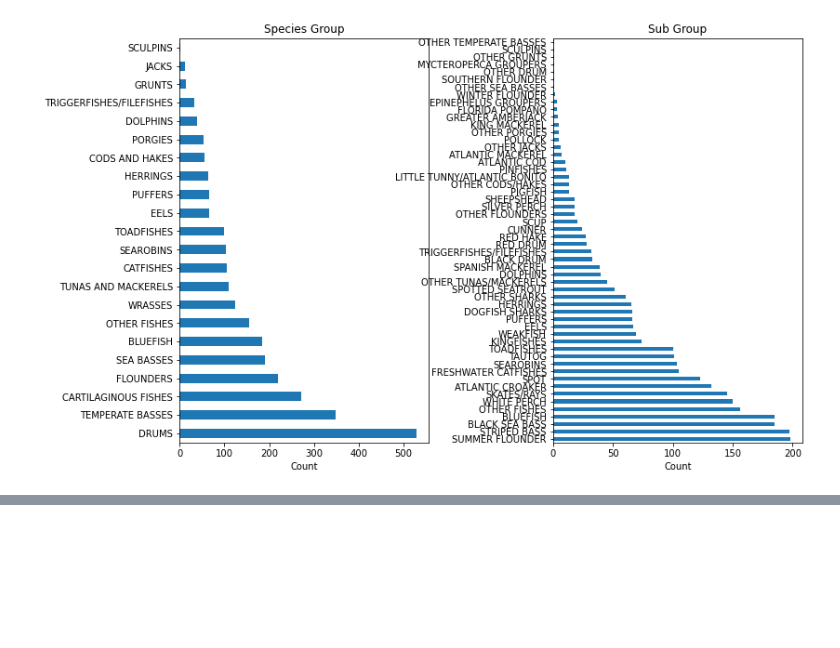
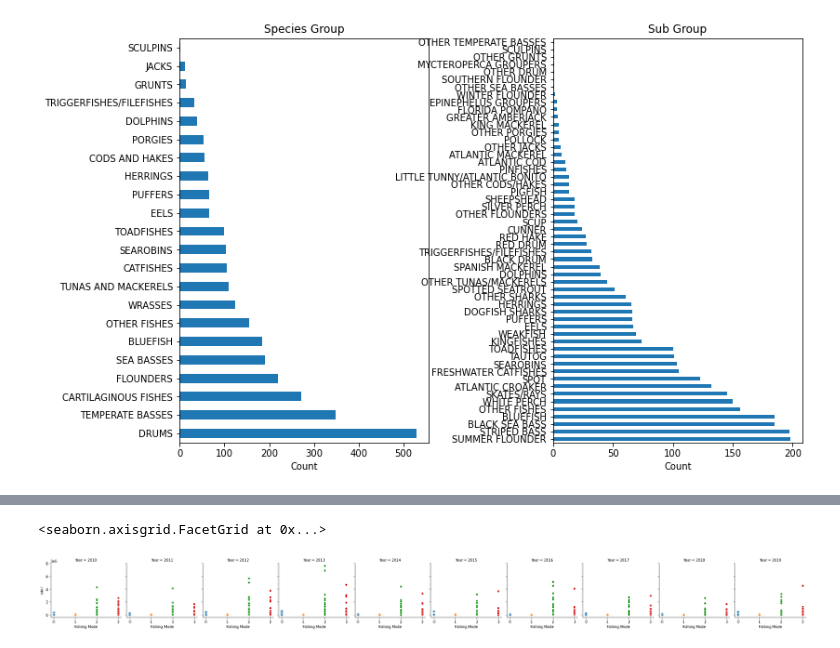
Before and after one commit to rjaynes/FishingModel, a Jupyter notebook: Fishing_Data_Wrangling.ipynb, the cells around one changed output, grey strips where cells are left out. Cells and saved outputs as stored; diff of their text form; code cells hidden in the pictures; blank space fills up the shorter version.

```diff
--- a/Fishing_Data_Wrangling.ipynb
+++ b/Fishing_Data_Wrangling.ipynb
@@ -321,0 +408,6 @@ Name: total, dtype: float64
+# %%
+g = sns.FacetGrid(col='Year',hue='Fishing Mode',data=df,legend_out=False)
+g.map(sns.scatterplot,'Fishing Mode','total')
+# %% [output]
+<seaborn.axisgrid.FacetGrid at 0x...>
+[figure, added]
```
Also changed, not shown: parts of 18 cells of this notebook.
